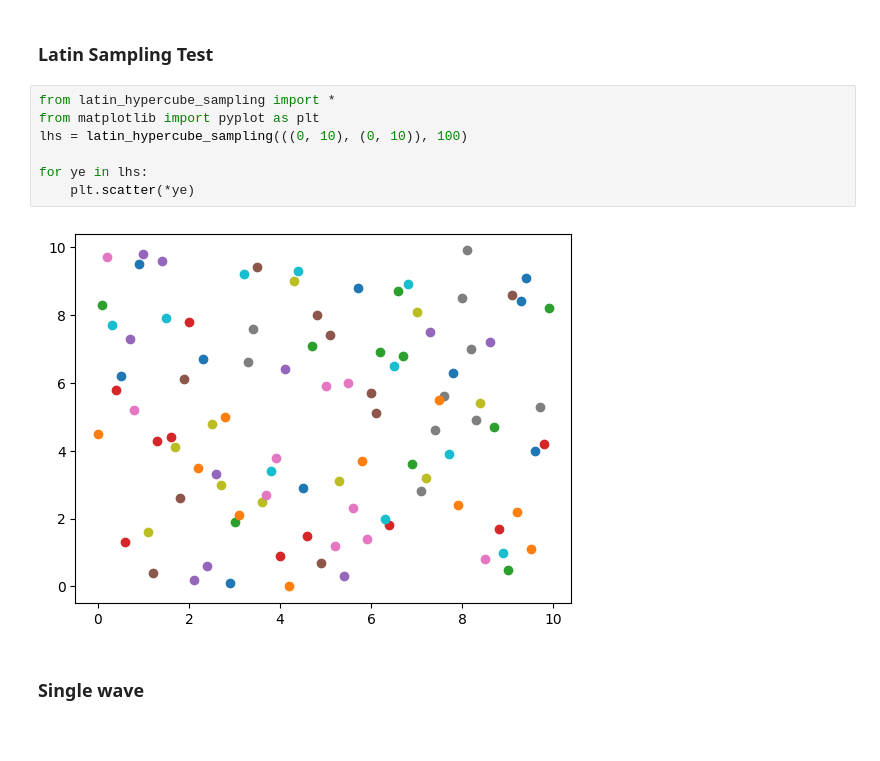
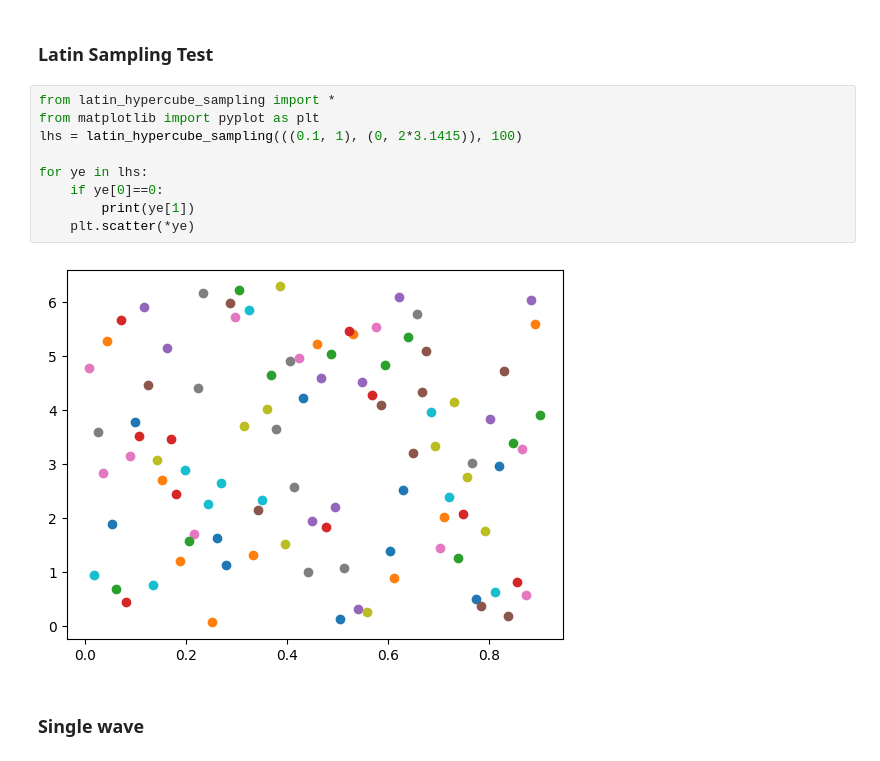
Before and after one commit to HC-85/PINN, a Jupyter notebook: burgers_equation.ipynb, the cells around one changed output. Drawn from its saved outputs; the diff is of its cells as text.

```diff
--- a/burgers_equation.ipynb
+++ b/burgers_equation.ipynb
@@ -48,12 +48,14 @@ A convinient basis would be ...
 # %%
 from latin_hypercube_sampling import *
 from matplotlib import pyplot as plt
-lhs = latin_hypercube_sampling(((0, 10), (0, 10)), 100)
+lhs = latin_hypercube_sampling(((0.1, 1), (0, 2*3.1415)), 100)
 
 for ye in lhs:
+    if ye[0]==0:
+        print(ye[1])
     plt.scatter(*ye)
 # %% [output]
-[figure, old version]
+[figure, new version]
 # %% [markdown]
 ### Single wave
 # %%
```
Also changed, not shown: parts of 2 cells of this notebook, 2 other files.
